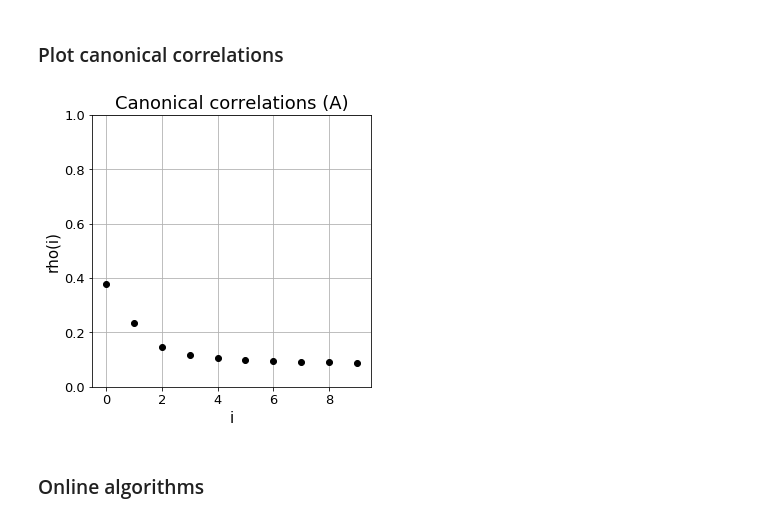
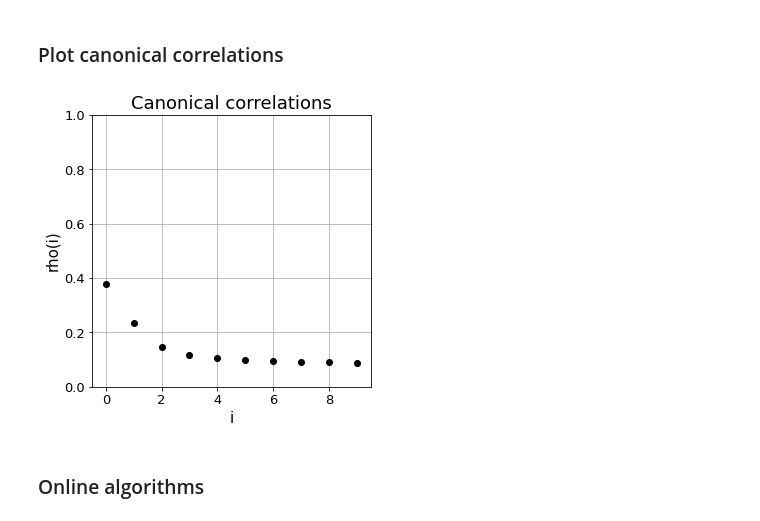
Before and after one commit to flatironinstitute/bio-cca, a Jupyter notebook: demo_adaptive_cca.ipynb, the cells around one changed output. Cells and saved outputs as stored; diff of their text form; code cells hidden in the pictures.

```diff
--- a/demo_adaptive_cca.ipynb
+++ b/demo_adaptive_cca.ipynb
@@ -14,6 +13,5 @@ from util import subspace_error, correlation_matrix, add_fill_lines
 ### Load dataset
 # %%
 # dataset = 'synthetic'; epochs = 1
-dataset = 'mediamill'; epochs = 1
-# dataset = 'adaptive'; epochs = 1
+dataset = 'mediamill'; epochs = 3
 # %%
@@ -59,27 +36,27 @@ for mode in modes:
+# %%
+Cxx = X@X.T/samples
+Cyy = Y@Y.T/samples
+Cxy = X@Y.T/samples
+Rxy = correlation_matrix(Cxx,Cyy,Cxy)
+u, canonical_correlations, vh = np.linalg.svd(Rxy)
 # %% [markdown]
 ### Plot canonical correlations
 # %%
-fig = plt.figure(figsize=(5*len(modes),5))
+fig = plt.figure(figsize=(5,5))
 
-i = 1
+ax = plt.subplot(1,1,1)
 
-for mode in modes:
-
-    ax = plt.subplot(1, len(modes), i)
-
-    ax.plot(canonical_correlations[mode], 'o', color='black')
-    plt.xlim(-.5,9.5)
-    plt.ylim(0,1)
-    plt.title(f'Canonical correlations ({mode})')
-    plt.xlabel('i')
-    plt.ylabel('rho(i)')
-    plt.grid()
-
-    i += 1
+ax.plot(canonical_correlations, 'o', color='black')
+plt.xlim(-.5,9.5)
+plt.ylim(0,1)
+plt.title(f'Canonical correlations')
+plt.xlabel('i')
+plt.ylabel('rho(i)')
+plt.grid()
 
 plt.show()
 # %% [output]
-[figure, old version]
+[figure, new version]
 # %% [markdown]
 ### Online algorithms
 # %%
```
Also changed, not shown: parts of 21 cells of this notebook, 1 other file.
